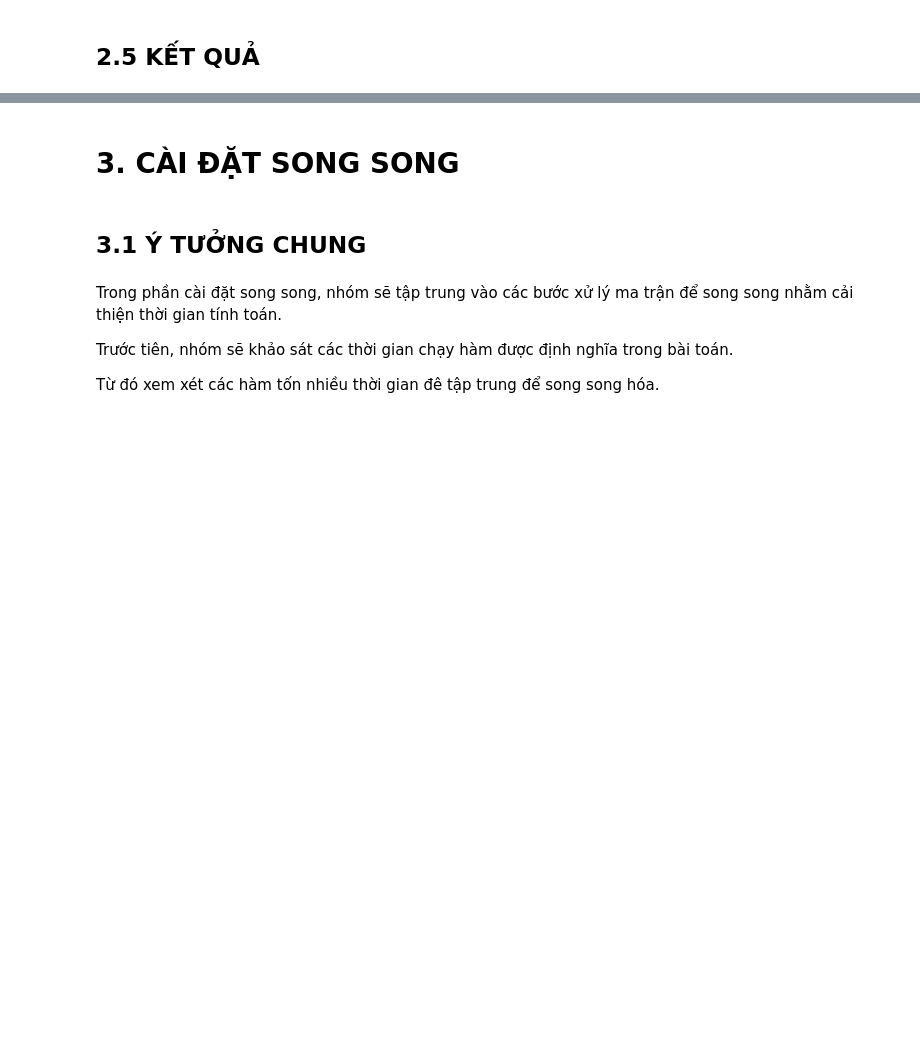
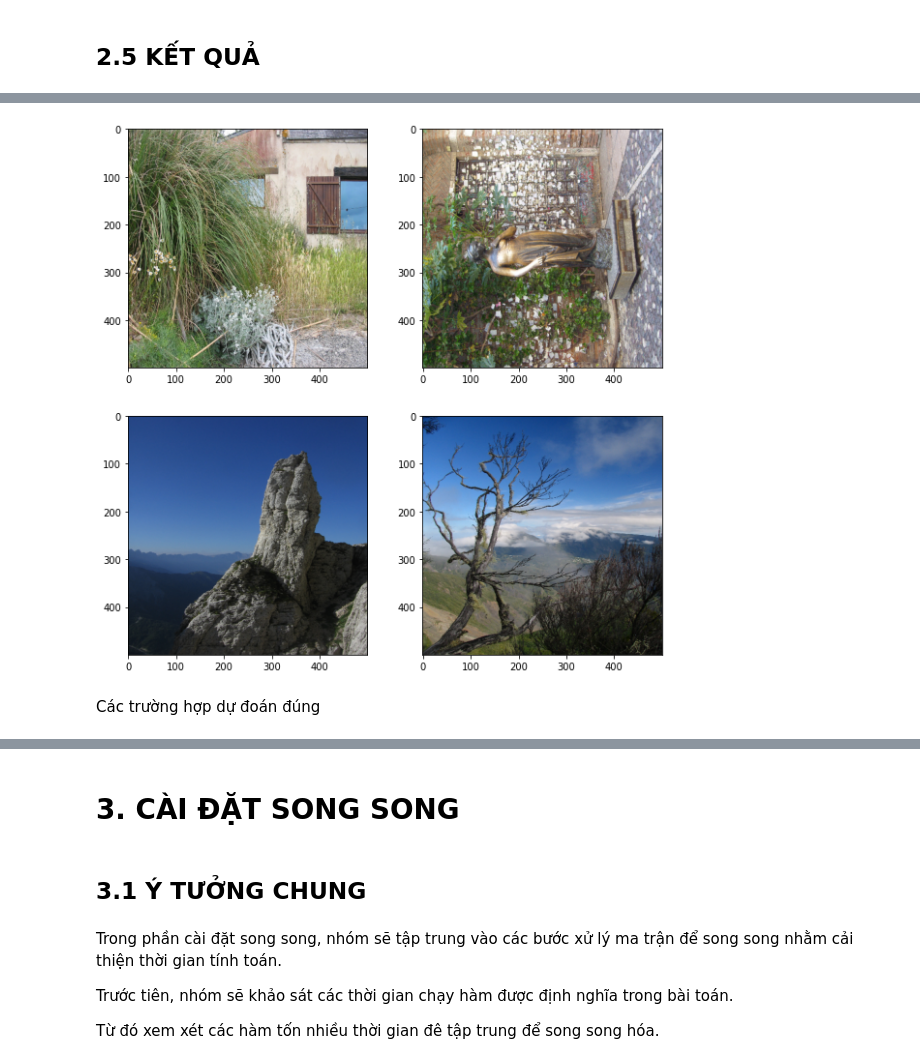
Before and after one commit to pdthuc/Applied-Parallel-Programming, a Jupyter notebook: Group04_AppliedParallelProgramming.ipynb, the cells around one changed output, grey strips where cells are left out. Cells and saved outputs as stored; diff of their text form; code cells hidden in the pictures; blank space fills up the shorter version.

Commit message:
update dataset and testset

```diff
--- a/Group04_AppliedParallelProgramming.ipynb
+++ b/Group04_AppliedParallelProgramming.ipynb
@@ -295,0 +304,8 @@ Sequential Time : 2000.5865982060004
+# %%
+db_image_path = "Image_Database/"
+ts_image_path = "Image_Testset/"
+def getImg(img):
+    image = cv2.imread(img)
+    image = cv2.resize(image, (500,500))
+    image = cv2.cvtColor(image, cv2.COLOR_BGR2RGB)
+    return image
@@ -304 +332,21 @@ Incorrect_imageName
+# %%
+db_image_path = "Image_Database/"
+ts_image_path = "Image_Testset/"
+
+plt.figure(figsize=(10,10))
+
+plt.subplot(2,2,1)
+plt.imshow(getImg(ts_image_path+"128100.jpg"))
+plt.subplot(2,2,2)
+plt.imshow(getImg(db_image_path+"121701.jpg"))
+plt.subplot(2,2,3)
+plt.imshow(getImg(ts_image_path+"127800.jpg"))
+plt.subplot(2,2,4)
+plt.imshow(getImg(db_image_path+"102701.jpg"))
+
+plt.show()
+# %% [output]
+[figure, added]
+# %% [markdown]
+Các trường hợp dự đoán đúng
 # %%
```
Also changed, not shown: parts of 31 cells of this notebook.
